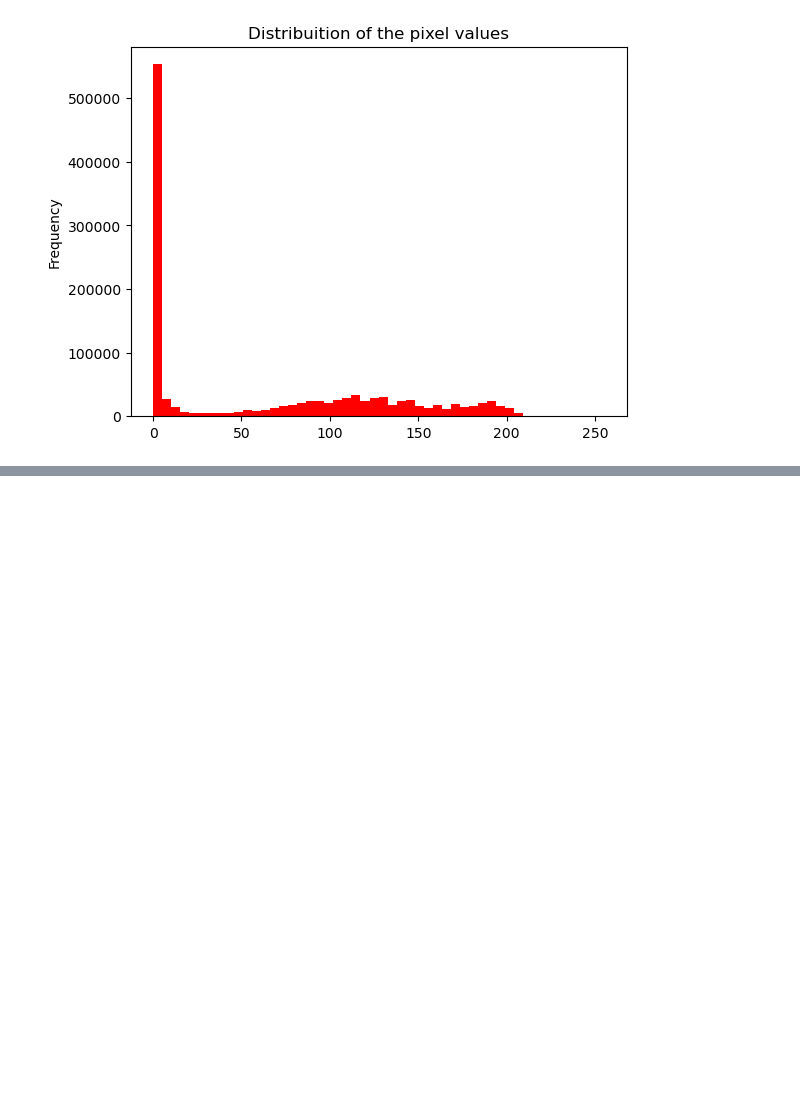
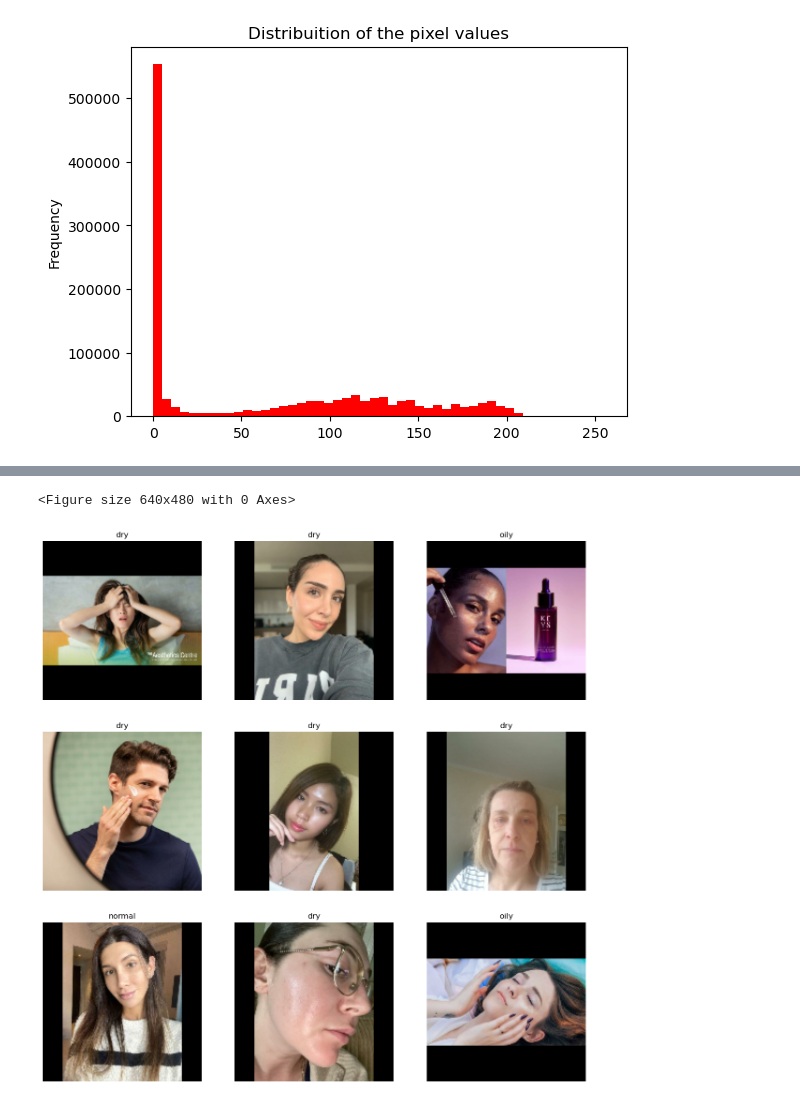
Before and after one commit to OliviaHelena10/skincare_recommendations, a Jupyter notebook: image_processing.ipynb, the cells around one changed output, grey strips where cells are left out. Saved outputs shown, nothing was run; the diff lists cells and outputs as text; code cells hidden in the pictures; blank space fills up the shorter version.

```diff
--- a/image_processing.ipynb
+++ b/image_processing.ipynb
@@ -40,0 +126,7 @@ plt.show()
+# %%
+dataset_validation = tf.keras.preprocessing.image_dataset_from_directory(
+    dataset_validation_dir,
+    image_size = image_size,
+    batch_size = batch_size,
+    shuffle = True
+)
@@ -40,0 +135,11 @@ plt.show()
+# %%
+# Caso eu não tivesse um dataset de testes e precisasse criá-lo proderiamos fazer isso da seguinte forma:
+
+dataset_validation_cardinality = tf.data.experimental.cardinality(dataset_validation)
+dataset_validation_batches = dataset_validation_cardinality // 5
+
+dataset_test = dataset_validation.take(dataset_validation_batches)
+dataset_validation = dataset_validation.skip(dataset_validation_batches)
+
+print('Validation Dataset Cardinality: %d' % tf.data.experimental.cardinality(dataset_validation))
+print('Test Dataset Cardinality: %d' % tf.data.experimental.cardinality(dataset_test))
@@ -124,0 +169,5 @@ plt.show()
+# %%
+plot_dataset(dataset_test)
+# %% [output]
+<Figure size 640x480 with 0 Axes>
+[figure, added]
```
Also changed, not shown: parts of 29 cells of this notebook.
